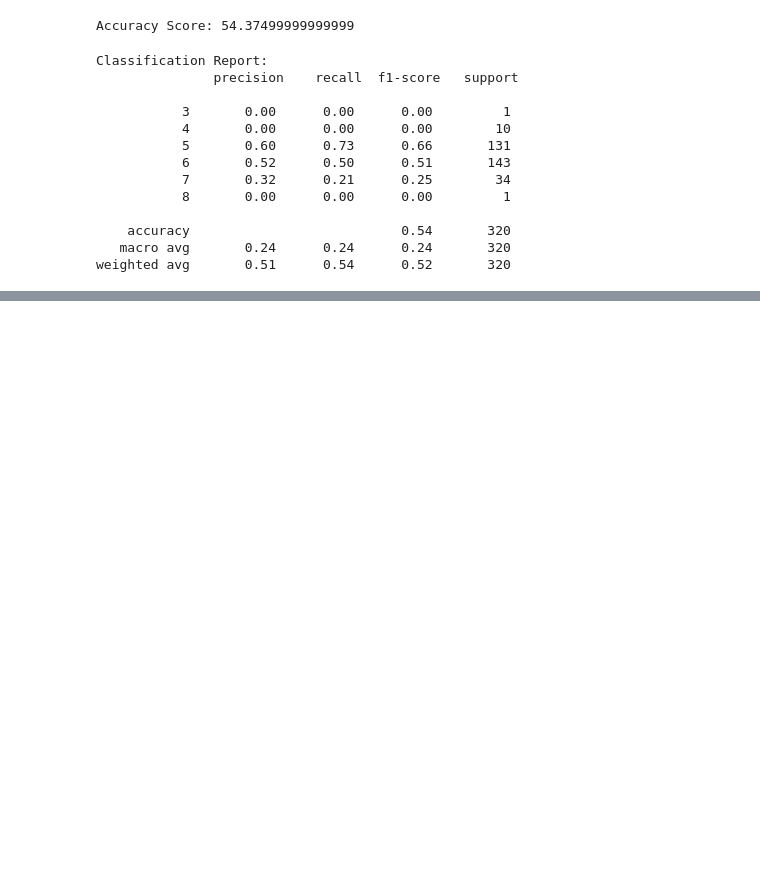
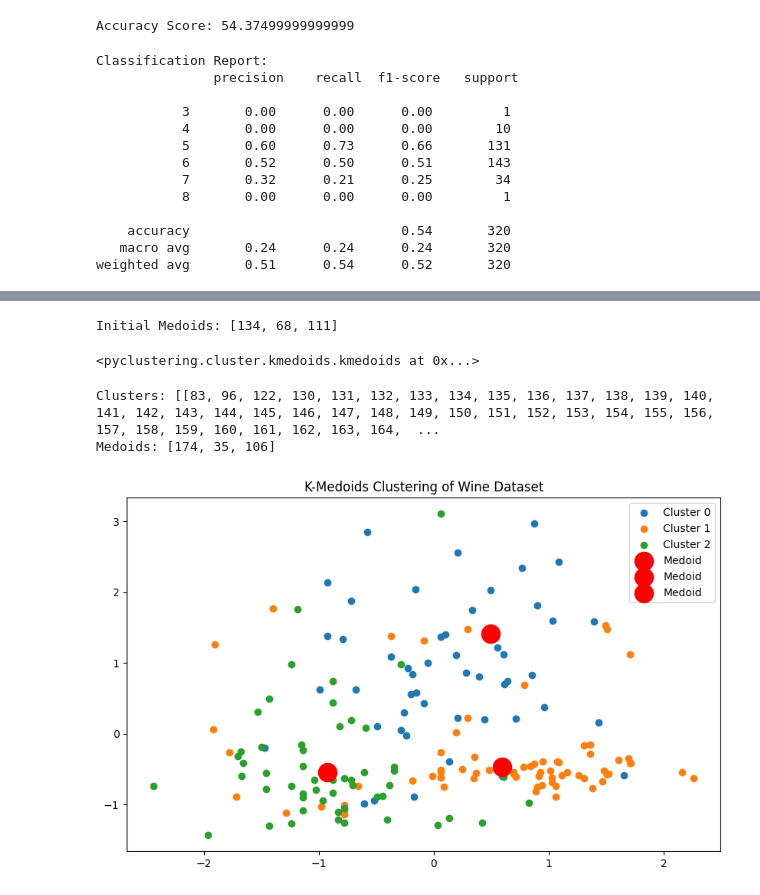
Before and after one commit to Dabhi-Dhirajkumar/ML_practical, a Jupyter notebook: tutorial-5.ipynb, the cells around one changed output, grey strips where cells are left out. Saved outputs shown, nothing was run; the diff lists cells and outputs as text; code cells hidden in the pictures; blank space fills up the shorter version.

Commit message:
K-Medoids

```diff
--- a/tutorial-5.ipynb
+++ b/tutorial-5.ipynb
@@ -228,0 +299,3 @@ weighted avg       0.51      0.54      0.52       320
+# %%
+scaler=StandardScaler()
+X_scaled=scaler.fit_transform(wine.data)
@@ -228,0 +304,34 @@ weighted avg       0.51      0.54      0.52       320
+# %%
+import random
+initial_medoids = random.sample(range(len(X_scaled)), 3)
+print("Initial Medoids:", initial_medoids)
+# %% [output]
+Initial Medoids: [134, 68, 111]
+# %%
+metric=distance_metric(type_metric.EUCLIDEAN)
+kmedoids_instance = kmedoids(X_scaled, initial_medoids, metric=metric)
+kmedoids_instance.process()
+# %% [output]
+<pyclustering.cluster.kmedoids.kmedoids at 0x...>
+# %%
+clusters = kmedoids_instance.get_clusters()
+print("Clusters:", clusters)
+medoids = kmedoids_instance.get_medoids()
+print("Medoids:", medoids)
+# %% [output]
+Clusters: [[83, 96, 122, 130, 131, 132, 133, 134, 135, 136, 137, 138, 139, 140, 141, 142, 143, 144, 145, 146, 147, 148, 149, 150, 151, 152, 153, 154, 155, 156, 157, 158, 159, 160, 161, 162, 163, 164,  ...
+Medoids: [174, 35, 106]
+# %%
+plt.figure(figsize=(10,6))
+for cluster in clusters:
+    plt.scatter(X_scaled[cluster, 0], X_scaled[cluster, 1], label=f'Cluster {clusters.index(cluster)}')
+
+for medoids in medoids:
+    plt.scatter(X_scaled[medoids, 0], X_scaled[medoids, 1], s=300, c='red', label='Medoid')
+
+plt.title("K-Medoids Clustering of Wine Dataset")
+
+plt.legend()
+plt.show()
+# %% [output]
+[figure, added]
```
Also changed, not shown: parts of 8 cells of this notebook.
